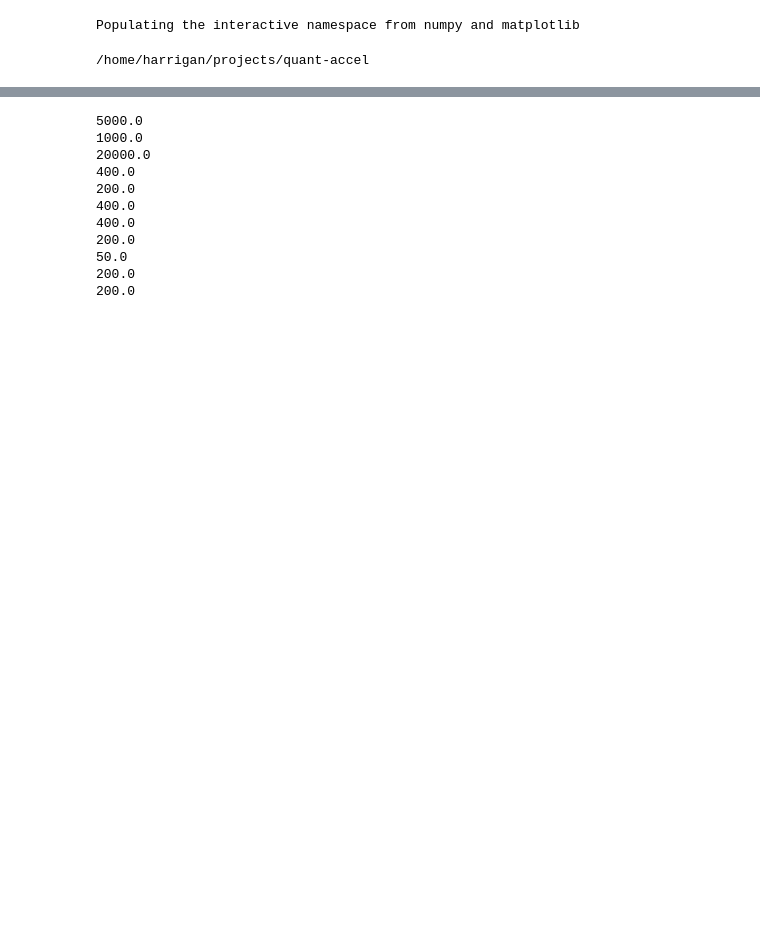
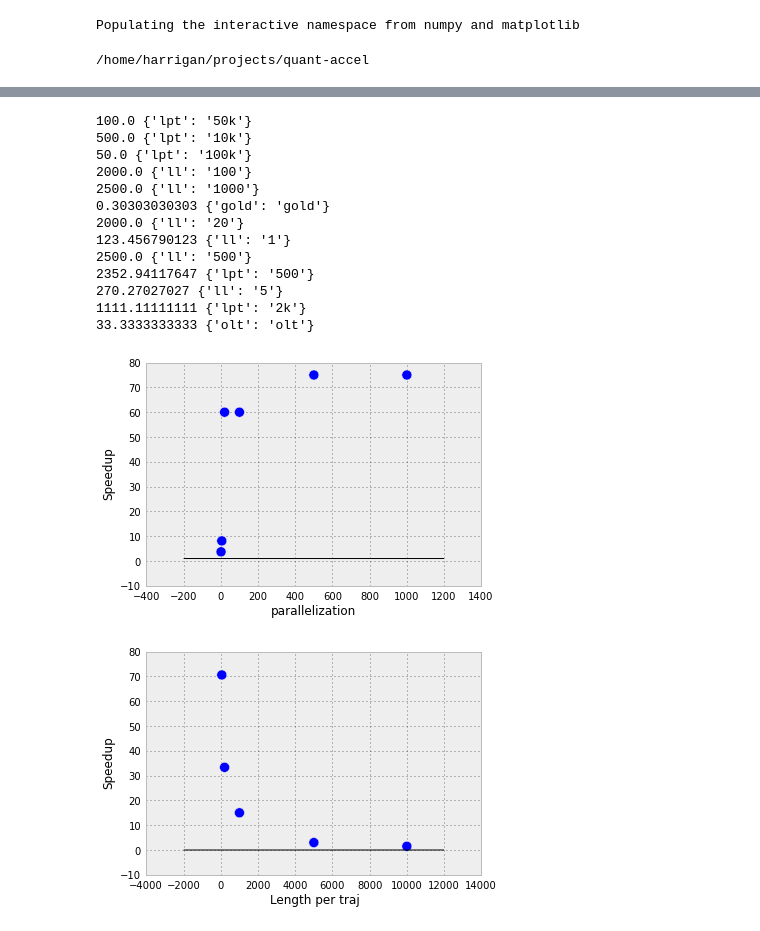
Before and after one commit to mpharrigan/quant-accel, a Jupyter notebook: tmat-accel/mullerkl.ipynb, the cells around one changed output, grey strips where cells are left out. Cells and saved outputs as stored; diff of their text form; code cells hidden in the pictures; blank space fills up the shorter version.

```diff
--- a/tmat-accel/mullerkl.ipynb
+++ b/tmat-accel/mullerkl.ipynb
@@ -87,15 +83,52 @@ out_list = fal.fit_results(results, os.path.join(dirpath, 'fit-figs/'), fit_func
-# %%
-for r in results:
-    print np.min(r.errors[:,0])
-# %% [output]
-5000.0
-1000.0
-20000.0
-400.0
-200.0
-400.0
-400.0
-200.0
-50.0
-200.0
-200.0
+# %%
+olt_speed = -1
+n_rep = 10 # Report interval
+lpt = list()
+ll = list()
+for speed, quality, params in out_list:
+    if 'lpt' in params.keys():
+        pval = params['lpt']
+        wherek = pval.find('k')
+        if wherek >= 0:
+            pval = pval[:wherek]
+            pval = int(pval) * 1000
+        else:
+            pval = int(pval)
+        pval //= n_rep
+        lpt.append([pval, speed, quality])
+    elif 'll' in params.keys():
+        pval = int(params['ll'])
+        ll.append([pval, speed, quality])
+    elif 'olt' in params.keys():
+        olt_speed = speed
+    print speed, params
+lpt = np.array(lpt)
+ll = np.array(ll)
+lpt[:,1] /= olt_speed
+ll[:,1] /= olt_speed
+pp.scatter(ll[:,0], ll[:,1], s=100)
+pp.xlabel('parallelization')
+pp.ylabel('Speedup')
+pp.hlines(1, *pp.xlim())
+pp.show()
+pp.scatter(lpt[:,0], lpt[:,1], s=100)
+pp.hlines(0, *pp.xlim())
+pp.xlabel('Length per traj')
+pp.ylabel('Speedup')
+pp.show()
+# %% [output]
+100.0 {'lpt': '50k'}
+500.0 {'lpt': '10k'}
+50.0 {'lpt': '100k'}
+2000.0 {'ll': '100'}
+2500.0 {'ll': '1000'}
+0.30303030303 {'gold': 'gold'}
+2000.0 {'ll': '20'}
+123.456790123 {'ll': '1'}
+2500.0 {'ll': '500'}
+2352.94117647 {'lpt': '500'}
+270.27027027 {'ll': '5'}
+1111.11111111 {'lpt': '2k'}
+33.3333333333 {'olt': 'olt'}
+[figure, added]
+[figure, added]
```
Also changed, not shown: parts of 10 cells of this notebook, 2 other files.
